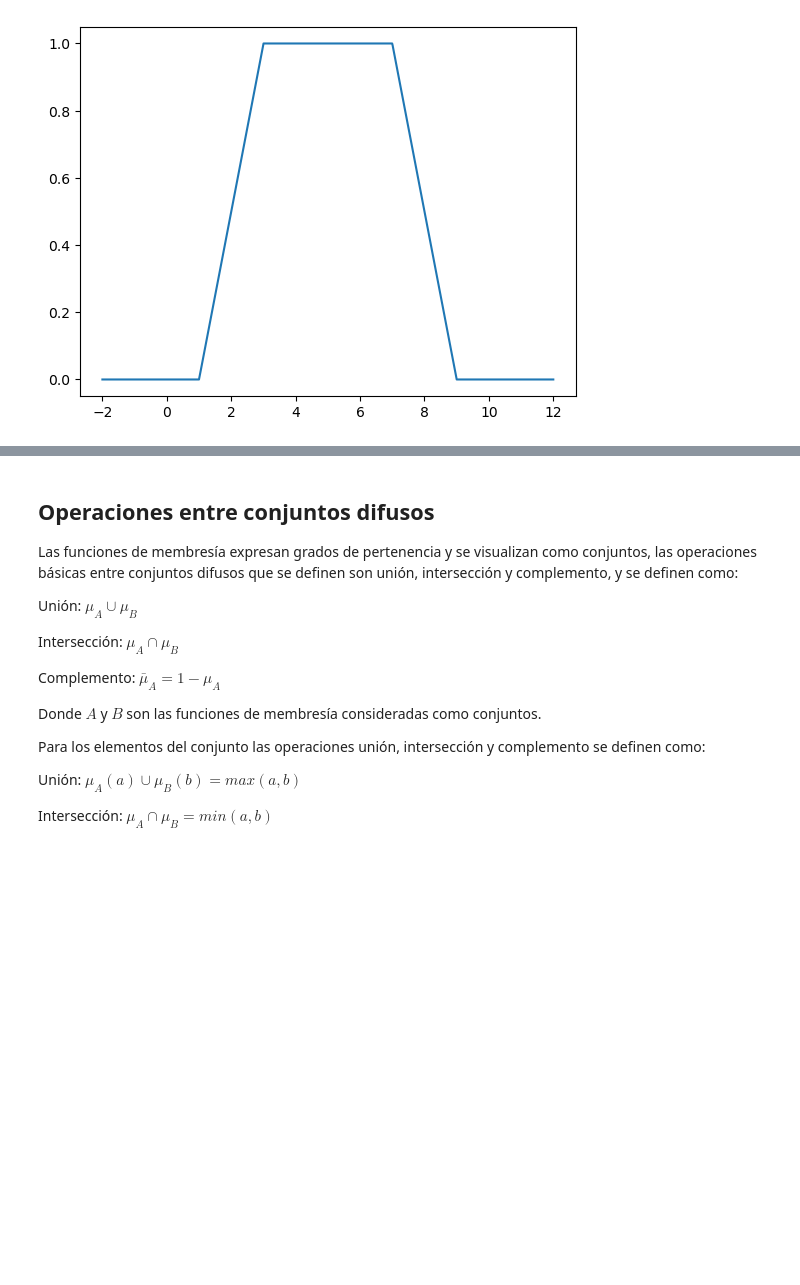
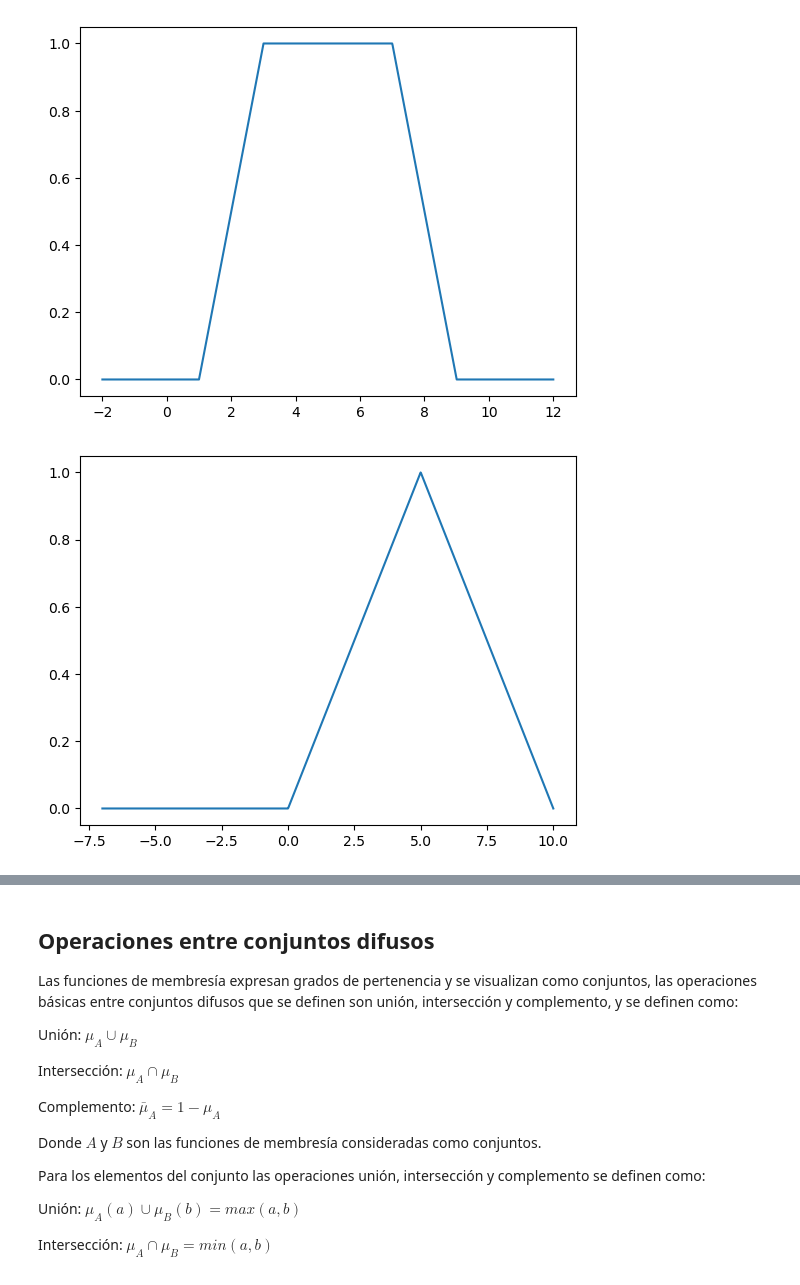
Before and after one commit to DenisFZelaya/MASTER_IA_ACTIVIDADES, a Jupyter notebook: Razonamiento y Planificacion Automatica/Actividad 1/Act1.ipynb, the cells around one changed output, grey strips where cells are left out. Drawn from its saved outputs; the diff is of its cells as text; code cells hidden in the pictures; blank space fills up the shorter version.

```diff
--- a/Razonamiento y Planificacion Automatica/Actividad 1/Act1.ipynb
+++ b/Razonamiento y Planificacion Automatica/Actividad 1/Act1.ipynb
@@ -101,5 +101,19 @@ plt.show()
 [figure]
 # %%
 #inserta el código para responder a la pregunta 5.
+# A partir de la funcion mu(x) definida en el notebook de Jupyter
+# Aproximar A, B, C y D, se aproximan a una función triangular
+# La simetrica tiene el punto central en 5 y el
+# lado con pendiente positiva comienza en
+
+xT = np.linspace(-7, 10, 1000)
+# valorT=mu(xT,[-5, 2.5, 5, 7.5]) # A
+# valorT=mu(xT,[0, 5, 7.5, 10]) # B
+# valorT=mu(xT,[-5, 0, 5, 10]) # C
+valorT=mu(xT,[0, 5, 5, 10]) # D
+plt.plot(xT, valorT)
+plt.show()
+# %% [output]
+[figure, added]
 # %%
 #inserta el código para responder a la pregunta 6.
```
Also changed, not shown: parts of 4 cells of this notebook, 8 other files.
